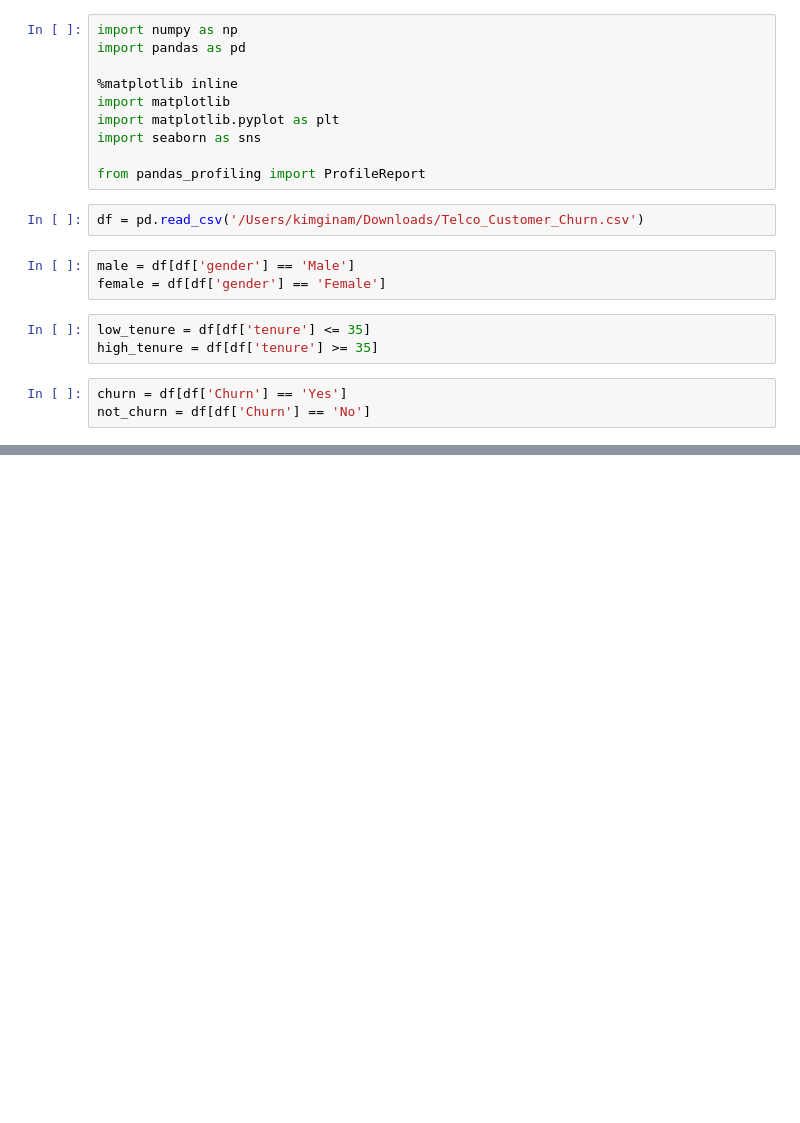
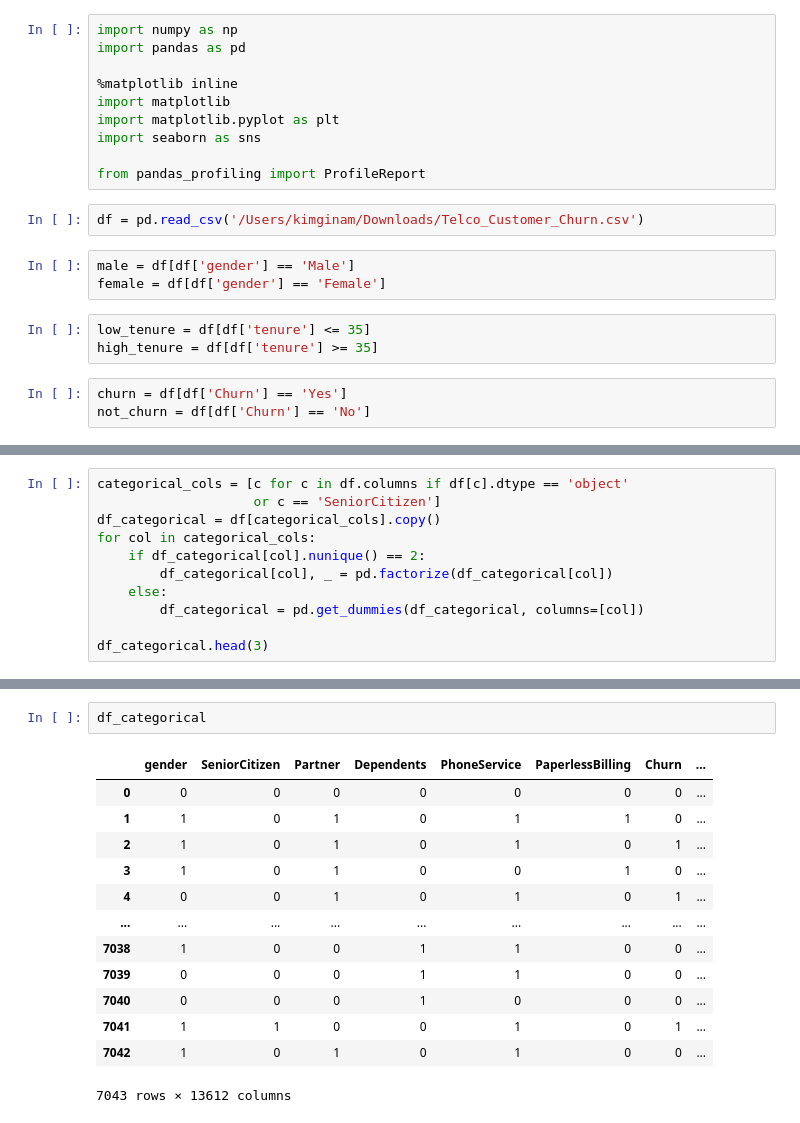
Before and after one commit to rlska105/Kaggle_Competition, a Jupyter notebook: Telco_Customer_Churn.ipynb, the cells around one changed output, grey strips where cells are left out. Cells and saved outputs as stored; diff of their text form; blank space fills up the shorter version.

```diff
--- a/Telco_Customer_Churn.ipynb
+++ b/Telco_Customer_Churn.ipynb
@@ -90,0 +68,11 @@ See the caveats in the documentation: https://pandas.pydata.org/pandas-docs/stab
+# %%
+categorical_cols = [c for c in df.columns if df[c].dtype == 'object'
+                    or c == 'SeniorCitizen']
+df_categorical = df[categorical_cols].copy()
+for col in categorical_cols:
+    if df_categorical[col].nunique() == 2:
+        df_categorical[col], _ = pd.factorize(df_categorical[col])
+    else:
+        df_categorical = pd.get_dummies(df_categorical, columns=[col])
+
+df_categorical.head(3)
@@ -90,0 +85,16 @@ See the caveats in the documentation: https://pandas.pydata.org/pandas-docs/stab
+# %%
+df_categorical
+# %% [output]
+|  | gender | SeniorCitizen | Partner | Dependents | PhoneService | PaperlessBilling | Churn | ... |
+| 0 | 0 | 0 | 0 | 0 | 0 | 0 | 0 | ... |
+| 1 | 1 | 0 | 1 | 0 | 1 | 1 | 0 | ... |
+| 2 | 1 | 0 | 1 | 0 | 1 | 0 | 1 | ... |
+| 3 | 1 | 0 | 1 | 0 | 0 | 1 | 0 | ... |
+| 4 | 0 | 0 | 1 | 0 | 1 | 0 | 1 | ... |
+| ... | ... | ... | ... | ... | ... | ... | ... | ... |
+| 7038 | 1 | 0 | 0 | 1 | 1 | 0 | 0 | ... |
+| 7039 | 0 | 0 | 0 | 1 | 1 | 0 | 0 | ... |
+| 7040 | 0 | 0 | 0 | 1 | 0 | 0 | 0 | ... |
+| 7041 | 1 | 1 | 0 | 0 | 1 | 0 | 1 | ... |
+| 7042 | 1 | 0 | 1 | 0 | 1 | 0 | 0 | ... |
+7043 rows × 13612 columns
```
Also changed, not shown: parts of 3 cells of this notebook.
